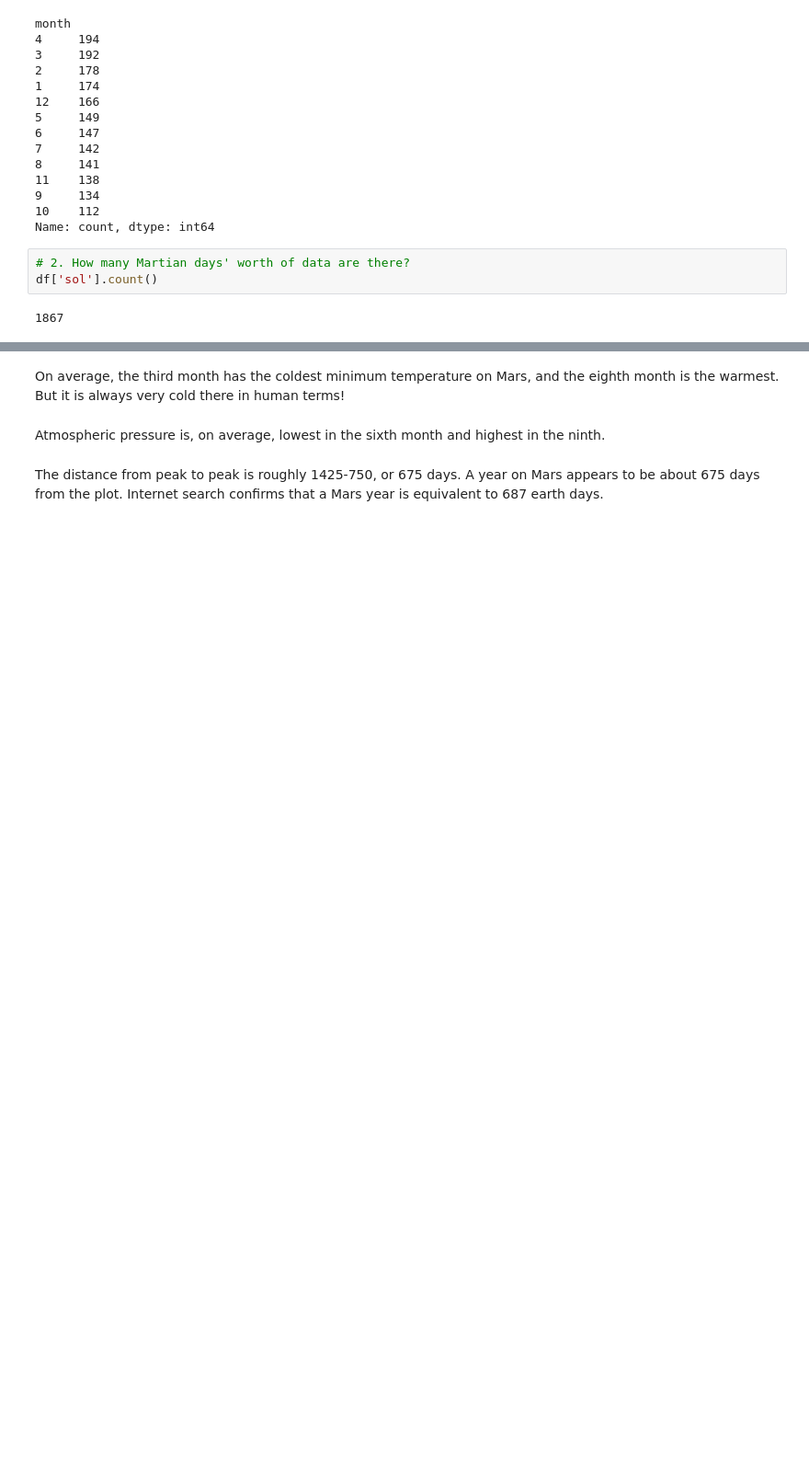
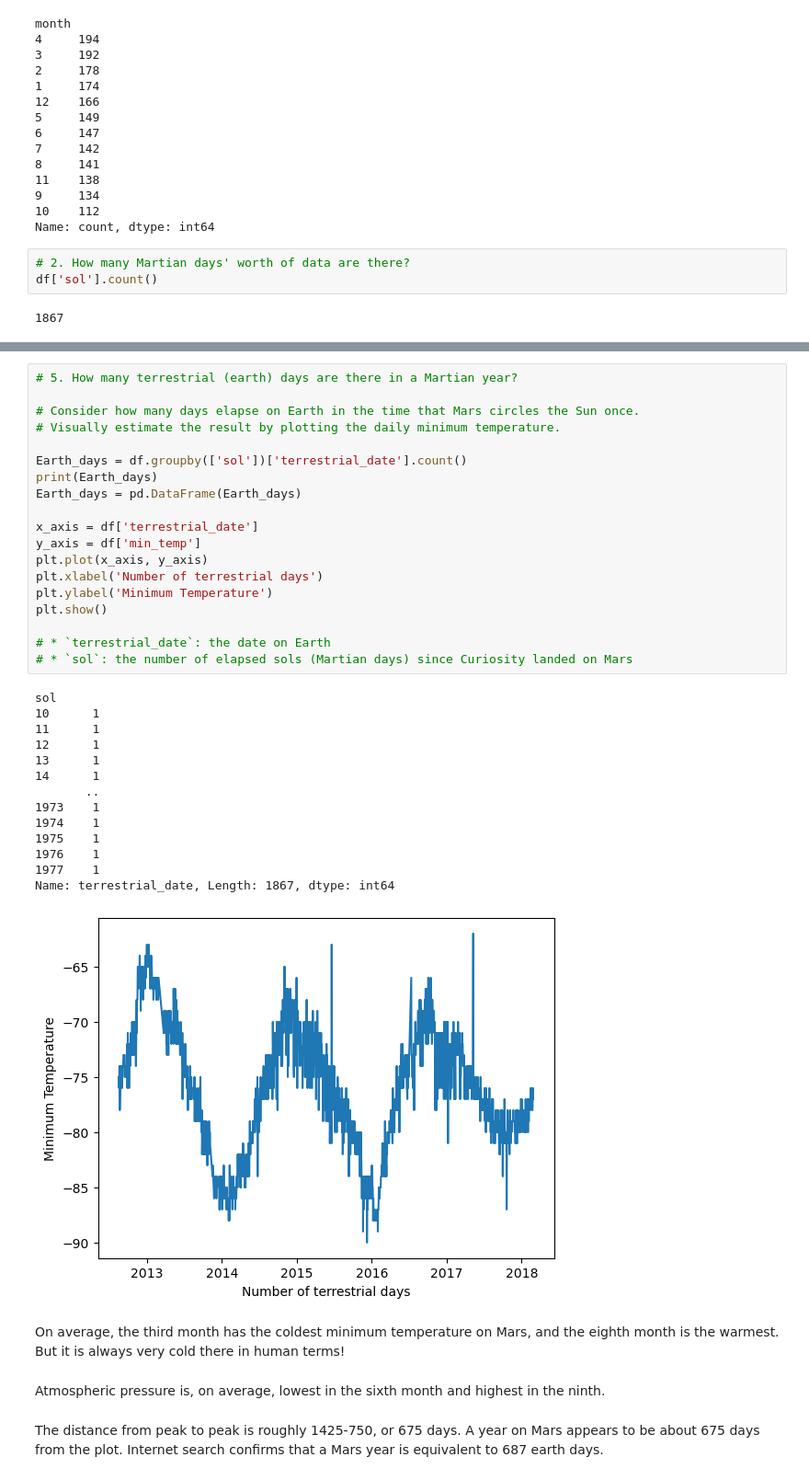
Before and after one commit to Tianyueli/web_scraping_project, a Jupyter notebook: part_2_mars_weather.ipynb, the cells around one changed output, grey strips where cells are left out. Shown at 92% size. Drawn from its saved outputs; the diff is of its cells as text; blank space fills up the shorter version.

```diff
--- a/part_2_mars_weather.ipynb
+++ b/part_2_mars_weather.ipynb
@@ -223,3 +249,37 @@ SyntaxError: invalid syntax (1519924623.py, line 2)
+# %%
+# 5. How many terrestrial (earth) days are there in a Martian year?
+
+# Consider how many days elapse on Earth in the time that Mars circles the Sun once.
+# Visually estimate the result by plotting the daily minimum temperature.
+
+Earth_days = df.groupby(['sol'])['terrestrial_date'].count()
+print(Earth_days)
+Earth_days = pd.DataFrame(Earth_days)
+
+x_axis = df['terrestrial_date']
+y_axis = df['min_temp']
+plt.plot(x_axis, y_axis)
+plt.xlabel('Number of terrestrial days')
+plt.ylabel('Minimum Temperature')
+plt.show()
+
+# * `terrestrial_date`: the date on Earth
+# * `sol`: the number of elapsed sols (Martian days) since Curiosity landed on Mars
+# %% [output]
+sol
+10      1
+11      1
+12      1
+13      1
+14      1
+       ..
+1973    1
+1974    1
+1975    1
+1976    1
+1977    1
+Name: terrestrial_date, Length: 1867, dtype: int64
+[figure, added]
 # %% [markdown]
 On average, the third month has the coldest minimum temperature on Mars, and the eighth month is the warmest. But it is always very cold there in human terms!
 # %% [markdown]
```
Also changed, not shown: parts of 8 cells of this notebook, 1 other file.
